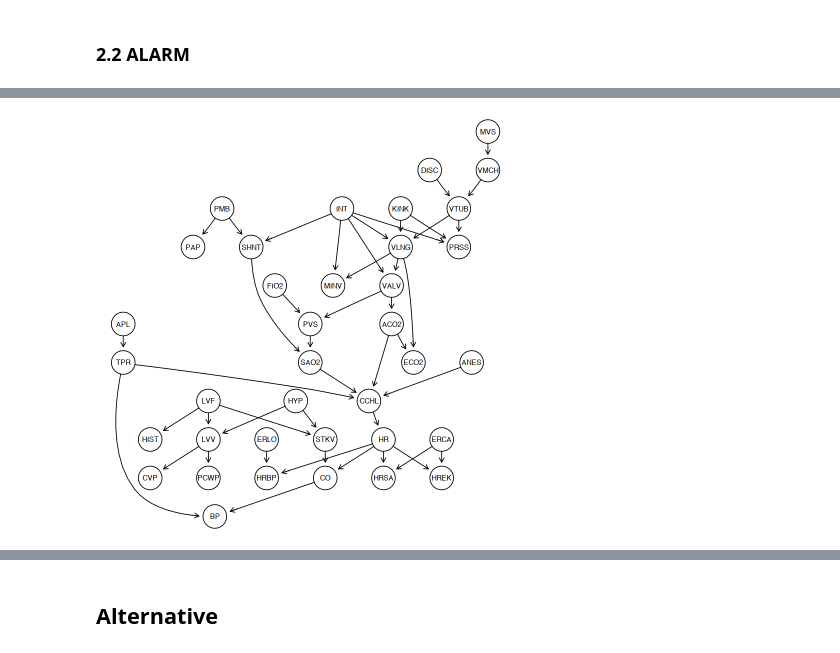
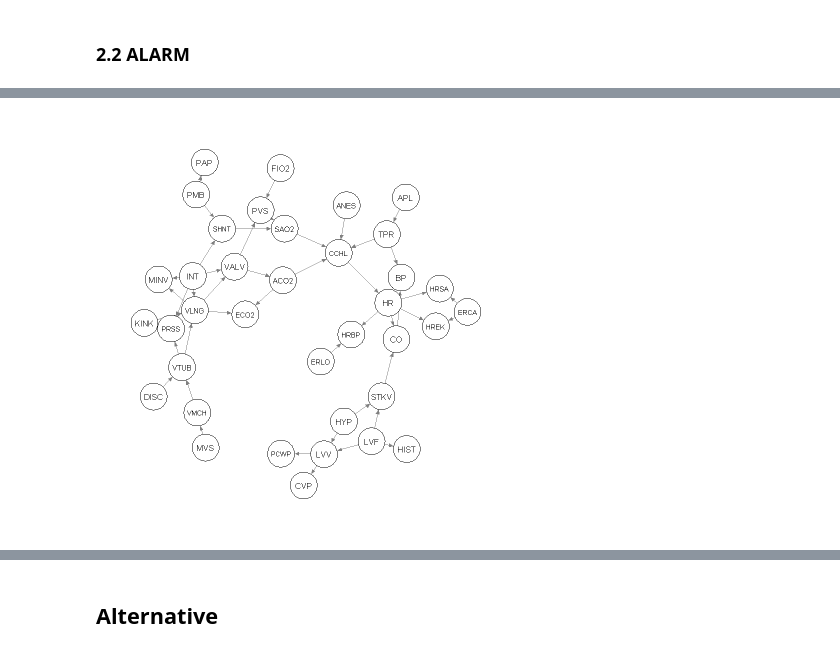
Before and after one commit to emabaci/Advanced-Statistics-Project, a Jupyter notebook: K2_Bayesian_Network.ipynb, the cells around one changed output, grey strips where cells are left out. Drawn from its saved outputs; the diff is of its cells as text; code cells hidden in the pictures.

```diff
--- a/K2_Bayesian_Network.ipynb
+++ b/K2_Bayesian_Network.ipynb
@@ -696,5 +847,5 @@ dag = model2network(modelstring)
 # %%
-graphviz.plot(dag)
+qgraph(dag, nodeNames = names(dag$nodes), legend=FALSE)
 # %% [output]
-[figure, old version]
+[figure, new version]
 # %%
```
Also changed, not shown: parts of 22 cells of this notebook.
